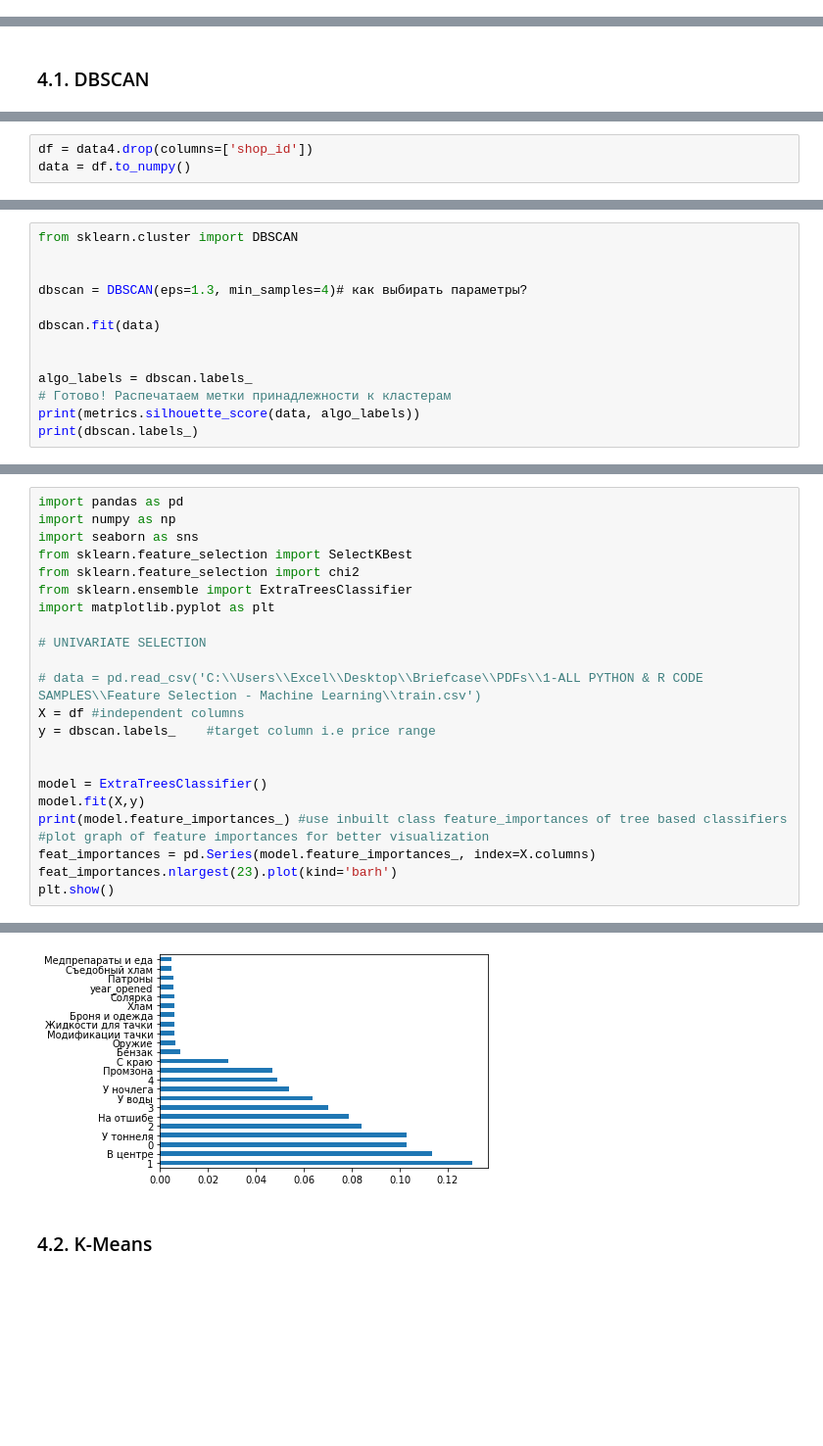
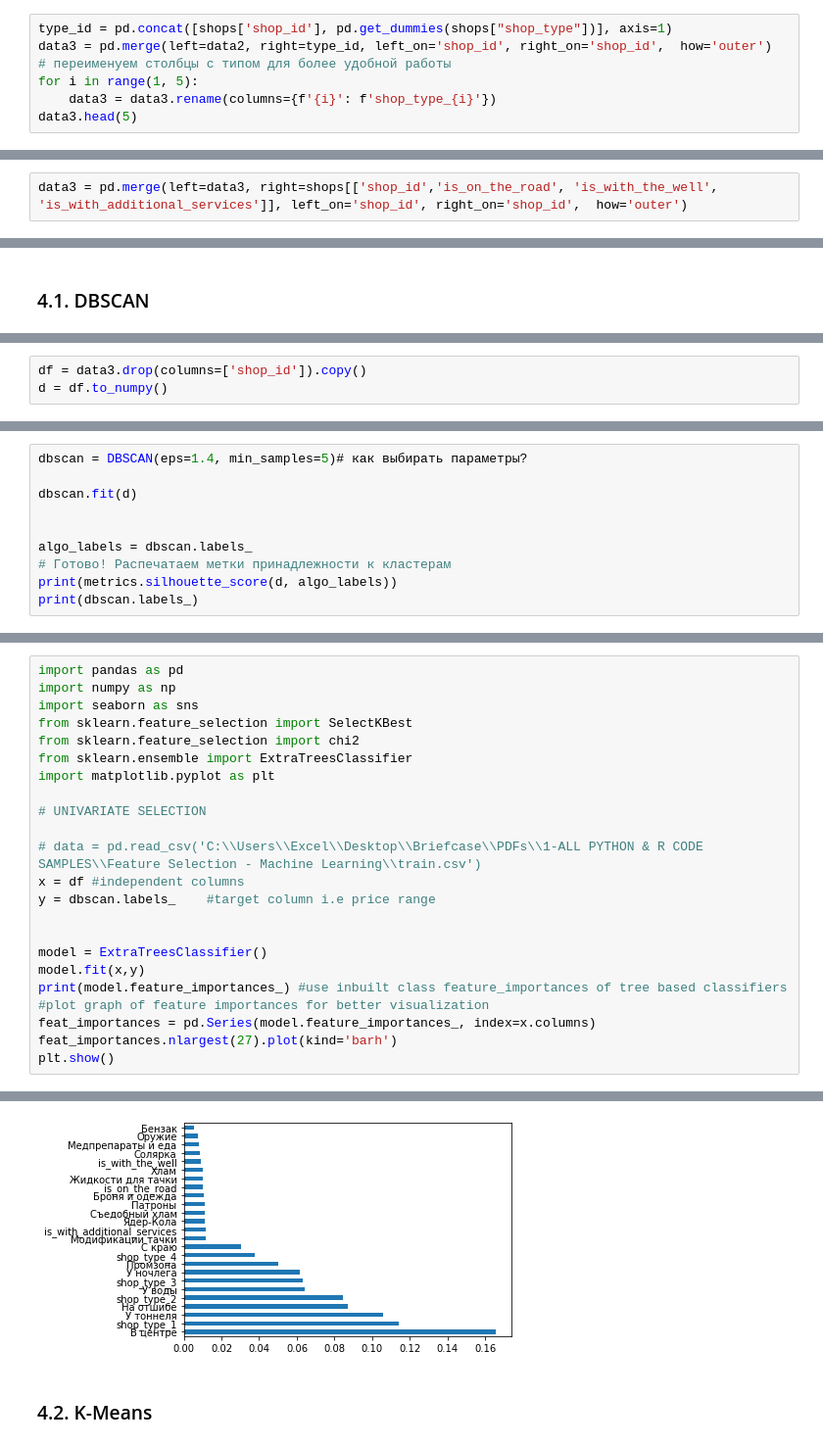
Before and after one commit to anafisa/GPN_2020, a Jupyter notebook: shop_clustering .ipynb, the cells around one changed output, grey strips where cells are left out. Shown at 98% size. Saved outputs shown, nothing was run; the diff lists cells and outputs as text; blank space fills up the shorter version.

```diff
--- a/shop_clustering .ipynb
+++ b/shop_clustering .ipynb
@@ -418,0 +279,7 @@ data4.head()
+# %%
+type_id = pd.concat([shops['shop_id'], pd.get_dummies(shops["shop_type"])], axis=1)
+data3 = pd.merge(left=data2, right=type_id, left_on='shop_id', right_on='shop_id',  how='outer')
+# переименуем столбцы с типом для более удобной работы
+for i in range(1, 5):
+    data3 = data3.rename(columns={f'{i}': f'shop_type_{i}'})
+data3.head(5)
@@ -418,0 +296,2 @@ data4.head()
+# %%
+data3 = pd.merge(left=data3, right=shops[['shop_id','is_on_the_road', 'is_with_the_well', 'is_with_additional_services']], left_on='shop_id', right_on='shop_id',  how='outer')
@@ -427,3 +427,3 @@ data4.head()
 # %%
-df = data4.drop(columns=['shop_id'])
-data = df.to_numpy()
+df = data3.drop(columns=['shop_id']).copy()
+d = df.to_numpy()
@@ -434,14 +430,11 @@ data = data3.drop(columns='shop_type')
 # %%
-from sklearn.cluster import DBSCAN
+dbscan = DBSCAN(eps=1.4, min_samples=5)# как выбирать параметры?
 
-
-dbscan = DBSCAN(eps=1.3, min_samples=4)# как выбирать параметры?
-
-dbscan.fit(data)
+dbscan.fit(d)
 
 
 algo_labels = dbscan.labels_
 # Готово! Распечатаем метки принадлежности к кластерам
-print(metrics.silhouette_score(data, algo_labels))
+print(metrics.silhouette_score(d, algo_labels))
 print(dbscan.labels_)
 # %% [output]
@@ -485,15 +467,15 @@ import matplotlib.pyplot as plt
 # UNIVARIATE SELECTION
 
 # data = pd.read_csv('C:\\Users\\Excel\\Desktop\\Briefcase\\PDFs\\1-ALL PYTHON & R CODE SAMPLES\\Feature Selection - Machine Learning\\train.csv')
-X = df #independent columns
+x = df #independent columns
 y = dbscan.labels_    #target column i.e price range
 
 
 model = ExtraTreesClassifier()
-model.fit(X,y)
+model.fit(x,y)
 print(model.feature_importances_) #use inbuilt class feature_importances of tree based classifiers
 #plot graph of feature importances for better visualization
-feat_importances = pd.Series(model.feature_importances_, index=X.columns)
-feat_importances.nlargest(23).plot(kind='barh')
+feat_importances = pd.Series(model.feature_importances_, index=x.columns)
+feat_importances.nlargest(27).plot(kind='barh')
 plt.show()
 # %% [output]
@@ -505,4 +487,4 @@ plt.show()
-[figure, old version]
+[figure, new version]
 # %% [markdown]
 ### 4.2. K-Means
 # %%
```
Also changed, not shown: parts of 104 cells of this notebook.
